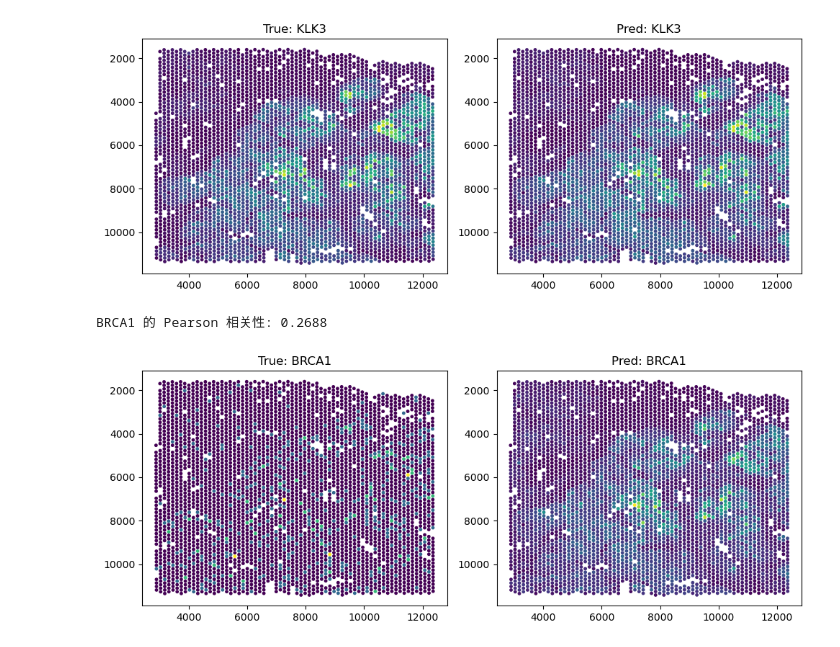
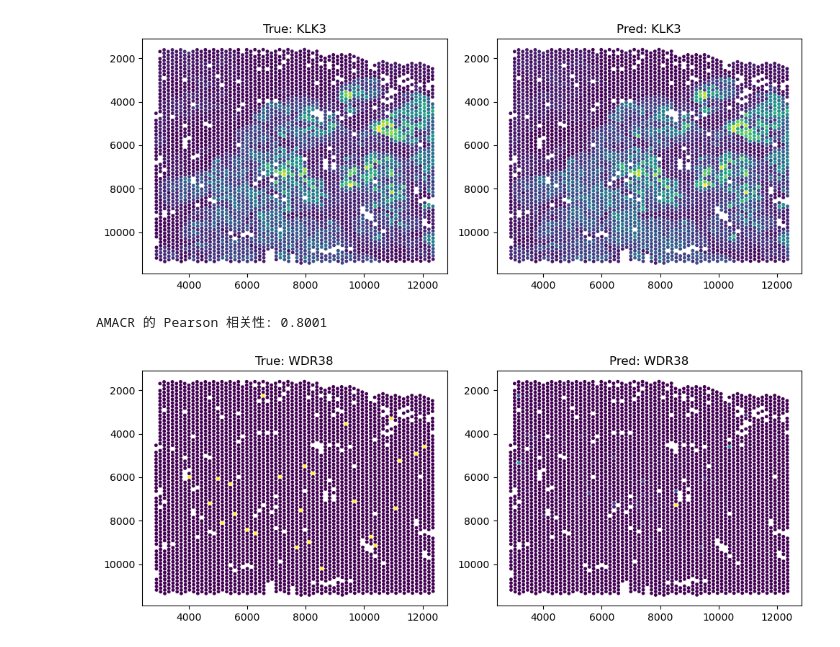
Before and after one commit to StickTaTa/Morpho-VC, a Jupyter notebook: notebooks/st_mil_hest_multi.ipynb, the cells around one changed output. Cells and saved outputs as stored; diff of their text form; code cells hidden in the pictures.

```diff
--- a/notebooks/st_mil_hest_multi.ipynb
+++ b/notebooks/st_mil_hest_multi.ipynb
@@ -682,7 +682,7 @@ plt.show()
 [figure]
 # %%
 # 指定基因相关性（把这里改成你想看的基因名）
-target_gene = "BRCA1"
+target_gene = "AMACR"
 
 if target_gene not in common_genes:
     print(f"基因不在 common_genes 里: {target_gene}")
@@ -694,7 +694,7 @@ else:
     else:
         print(f"{target_gene} 的 Pearson 相关性: {corr:.4f}")
 # %% [output]
-BRCA1 的 Pearson 相关性: 0.2688
+AMACR 的 Pearson 相关性: 0.8001
 # %%
 import numpy as np
 import matplotlib.pyplot as plt
@@ -709,35 +709,35 @@ adata = datas[test_slide_id].adata
 name_to_idx = {sid: i for i, sid in enumerate(adata.obs_names)}
 coords = np.array([adata.obsm['spatial'][name_to_idx[sid]] for sid in spot_ids])
 
 # 默认画相关性最高的基因
-gene_name = "BRCA1"
+gene_name = "WDR38"
 gene_idx = common_genes.index(gene_name)
 
 # pred_bag/true_bag 是按 test_ids 顺序拼接的，需要切片
 offset = 0
 for sid in test_ids:
     n = len(datasets[sid])
     if sid == test_slide_id:
         pred_vals = pred_bag[offset:offset+n, gene_idx]
         true_vals = true_bag[offset:offset+n, gene_idx]
         break
     offset += n
 
 plt.figure(figsize=(10, 4))
 plt.subplot(1, 2, 1)
 plt.scatter(coords[:, 0], coords[:, 1], c=true_vals, s=6)
 plt.gca().invert_yaxis()
 plt.title(f'True: {gene_name}')
 
 plt.subplot(1, 2, 2)
 plt.scatter(coords[:, 0], coords[:, 1], c=pred_vals, s=6)
 plt.gca().invert_yaxis()
 plt.title(f'Pred: {gene_name}')
 
 plt.tight_layout()
 plt.show()
 # %% [output]
-[figure, old version]
+[figure, new version]
 # %%
 import numpy as np
 
```
Also changed, not shown: parts of 7 cells of this notebook, 1 other file.
